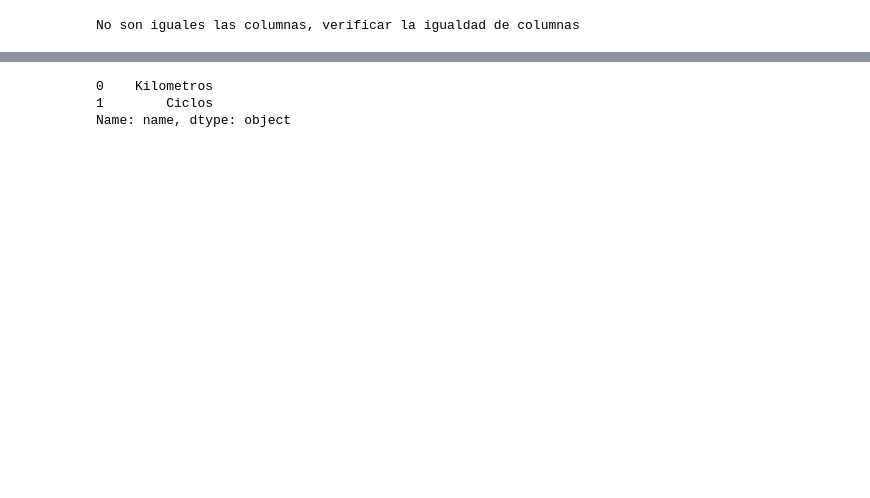
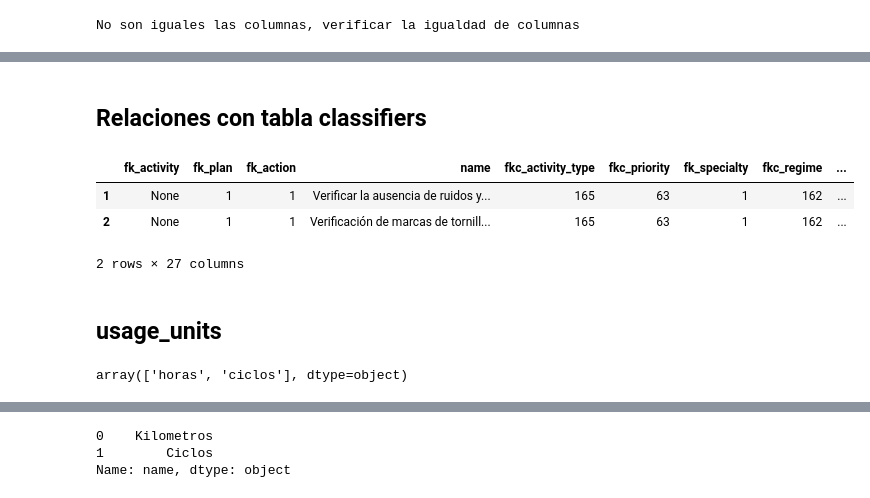
Before and after one commit to raulink/datascience_etcmt, a Jupyter notebook: notebooks/1.script.ipynb, the cells around one changed output, grey strips where cells are left out. Cells and saved outputs as stored; diff of their text form; code cells hidden in the pictures; blank space fills up the shorter version.

```diff
--- a/notebooks/1.script.ipynb
+++ b/notebooks/1.script.ipynb
@@ -740,3 +781,22 @@ Name: name, dtype: object
+# %% [markdown]
+## Relaciones con tabla classifiers
+# %%
+# Convertir en sus indices todas las columnas que tengan que ver con classifiers
+df_activities['fkc_activity_type'] =df_activities['fkc_activity_type'].apply(lambda x: buscarIndice(valor_busqueda=str(x),df=df_classifiers,columna_busqueda='name'))
+df_activities['fkc_priority'] = df_activities['fkc_priority'].apply(lambda x: buscarIndice(df_classifiers,valor_busqueda=x,columna_busqueda='name'))
+df_activities['fkc_regime'] = df_activities['fkc_regime'].apply(lambda x: buscarIndice(df_classifiers,valor_busqueda=x,columna_busqueda='name'))
+df_activities.head(2)
+# %% [output]
+|  | fk_activity | fk_plan | fk_action | name | fkc_activity_type | fkc_priority | fk_specialty | fkc_regime | ... |
+| 1 | None | 1 | 1 | Verificar la ausencia de ruidos y... | 165 | 63 | 1 | 162 | ... |
+| 2 | None | 1 | 1 | Verificación de marcas de tornill... | 165 | 63 | 1 | 162 | ... |
+2 rows × 27 columns
+# %% [markdown]
+## usage_units
+# %%
+df_activities['fk_usage_unit'].dropna().unique()
+# %% [output]
+array(['horas', 'ciclos'], dtype=object)
 # %%
 df_activities['fk_periodicity_unit'].unique()
 # %% [output]
```
Also changed, not shown: parts of 49 cells of this notebook.
